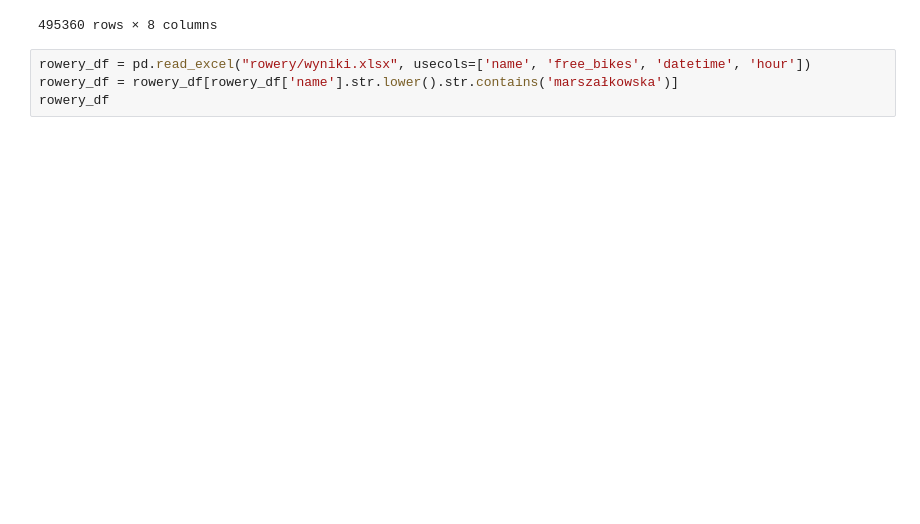
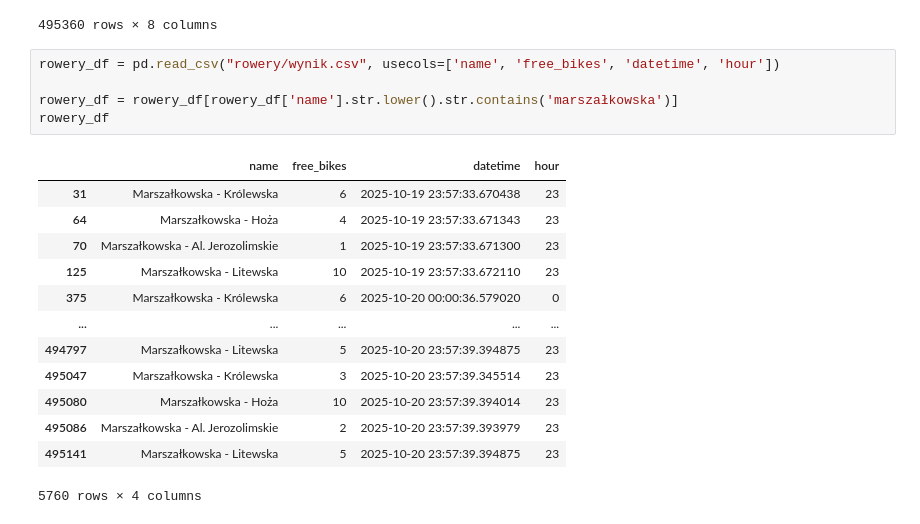
Before and after one commit to dane-analizy/python-w-analizie-danych-2025-10-20, a Jupyter notebook: 10 pandas 4.ipynb, the cells around one changed output. Drawn from its saved outputs; the diff is of its cells as text; blank space fills up the shorter version.

```diff
--- a/10 pandas 4.ipynb
+++ b/10 pandas 4.ipynb
@@ -97,6 +113,21 @@ Wall time: 581 ms
 | 495359 | fffeecd35a623278f18627b396a6fde9 | Pętla Podskarbińska | 52.254189 | 21.073601 | 15 | 0 | 2025-10-20 23:57:39.344900 | 23 |
 495360 rows × 8 columns
 # %%
-rowery_df = pd.read_excel("rowery/wyniki.xlsx", usecols=['name', 'free_bikes', 'datetime', 'hour'])
+rowery_df = pd.read_csv("rowery/wynik.csv", usecols=['name', 'free_bikes', 'datetime', 'hour'])
+
 rowery_df = rowery_df[rowery_df['name'].str.lower().str.contains('marszałkowska')]
 rowery_df
+# %% [output]
+|  | name | free_bikes | datetime | hour |
+| 31 | Marszałkowska - Królewska | 6 | 2025-10-19 23:57:33.670438 | 23 |
+| 64 | Marszałkowska - Hoża | 4 | 2025-10-19 23:57:33.671343 | 23 |
+| 70 | Marszałkowska - Al. Jerozolimskie | 1 | 2025-10-19 23:57:33.671300 | 23 |
+| 125 | Marszałkowska - Litewska | 10 | 2025-10-19 23:57:33.672110 | 23 |
+| 375 | Marszałkowska - Królewska | 6 | 2025-10-20 00:00:36.579020 | 0 |
+| ... | ... | ... | ... | ... |
+| 494797 | Marszałkowska - Litewska | 5 | 2025-10-20 23:57:39.394875 | 23 |
+| 495047 | Marszałkowska - Królewska | 3 | 2025-10-20 23:57:39.345514 | 23 |
+| 495080 | Marszałkowska - Hoża | 10 | 2025-10-20 23:57:39.394014 | 23 |
+| 495086 | Marszałkowska - Al. Jerozolimskie | 2 | 2025-10-20 23:57:39.393979 | 23 |
+| 495141 | Marszałkowska - Litewska | 5 | 2025-10-20 23:57:39.394875 | 23 |
+5760 rows × 4 columns
```
Also changed, not shown: parts of 5 cells of this notebook.
